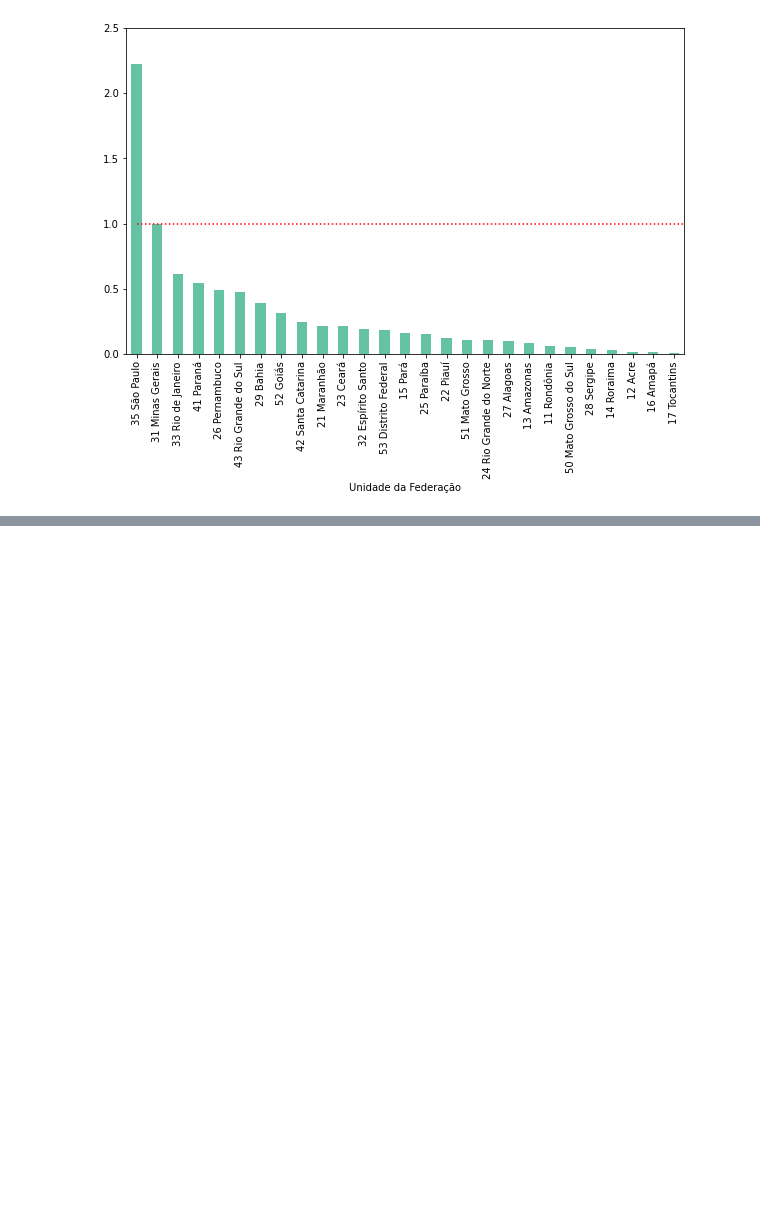
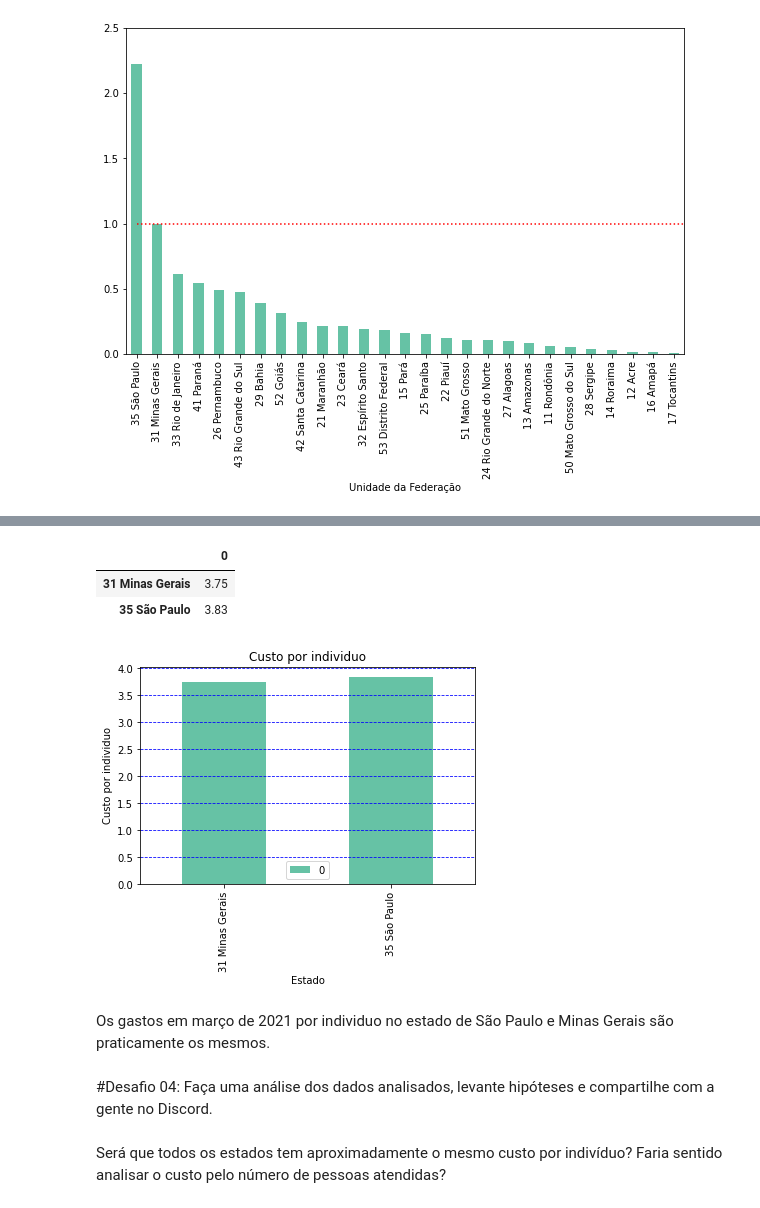
Before and after one commit to laugustovieira/BootCamp---Data-Science, a Jupyter notebook: Desafios_Modulo1_Aula5.ipynb, the cells around one changed output, grey strips where cells are left out. Saved outputs shown, nothing was run; the diff lists cells and outputs as text; code cells hidden in the pictures; blank space fills up the shorter version.

```diff
--- a/Desafios_Modulo1_Aula5.ipynb
+++ b/Desafios_Modulo1_Aula5.ipynb
@@ -89,0 +117,32 @@ plt.ylim(0,12)
+# %%
+numero_habitantes_minas_gerais =  21292666
+numero_habitantes_sao_paulo = 46289333
+usaveis_populacao = usaveis_ordenado * 1000000
+
+custo_por_individuo_sp = usaveis_populacao["35 São Paulo"] / numero_habitantes_sao_paulo
+custo_por_individuo_mg = usaveis_populacao["31 Minas Gerais"] / numero_habitantes_minas_gerais
+
+dados_interesse = pd.DataFrame( data = [custo_por_individuo_mg, custo_por_individuo_sp], index = ["31 Minas Gerais","35 São Paulo"])
+#usaveis_populacao = usaveis_populacao.loc[["35 São Paulo","31 Minas Gerais"]]
+#usaveis_populacao = usaveis_populacao / [numero_habitantes_minas_gerais,numero_habitantes_sao_paulo]
+dados_interesse
+# %% [output]
+|  | 0 |
+| 31 Minas Gerais | 3.75 |
+| 35 São Paulo | 3.83 |
+# %%
+dados_interesse.plot(kind="bar")
+ax = plt.grid(axis = "y", linestyle = "--", color = "blue")
+plt.title("Custo por individuo")
+plt.ylabel("Custo por individuo", fontsize = 10)
+plt.xlabel("Estado")
+plt.show()
+# %% [output]
+[figure, added]
+# %% [markdown]
+Os gastos em março de 2021 por individuo no estado de São Paulo e Minas Gerais são praticamente os mesmos.
+# %% [markdown]
+#Desafio 04: Faça uma análise dos dados analisados, levante hipóteses e compartilhe com a gente no Discord.
+# %% [markdown]
+Será que todos os estados tem aproximadamente o mesmo custo por indivíduo?
+Faria sentido analisar o custo pelo número de pessoas atendidas?
```
Also changed, not shown: parts of 17 cells of this notebook.
